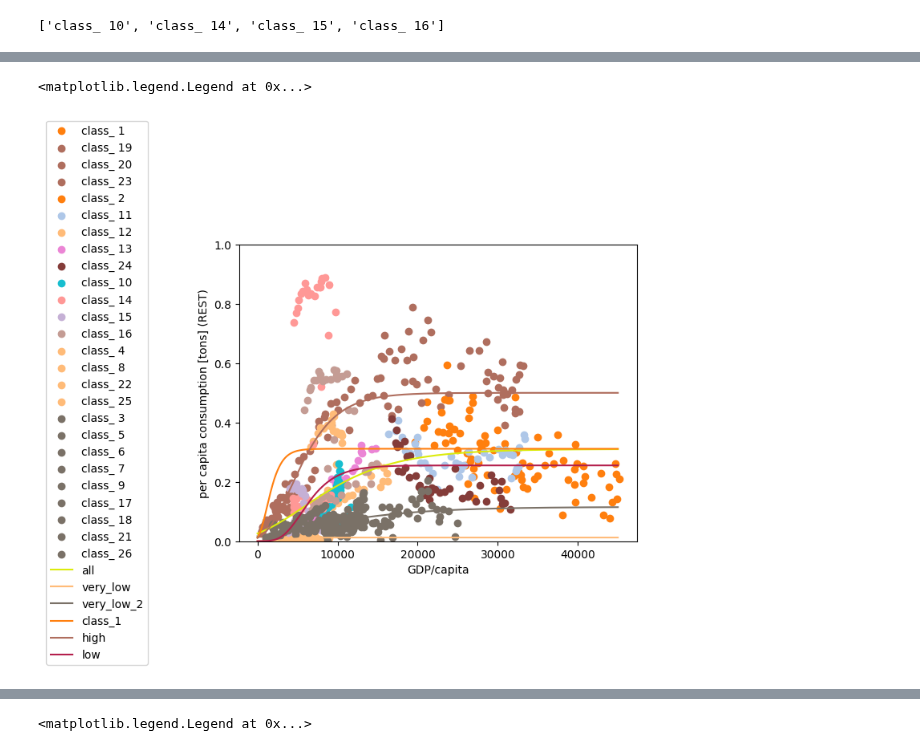
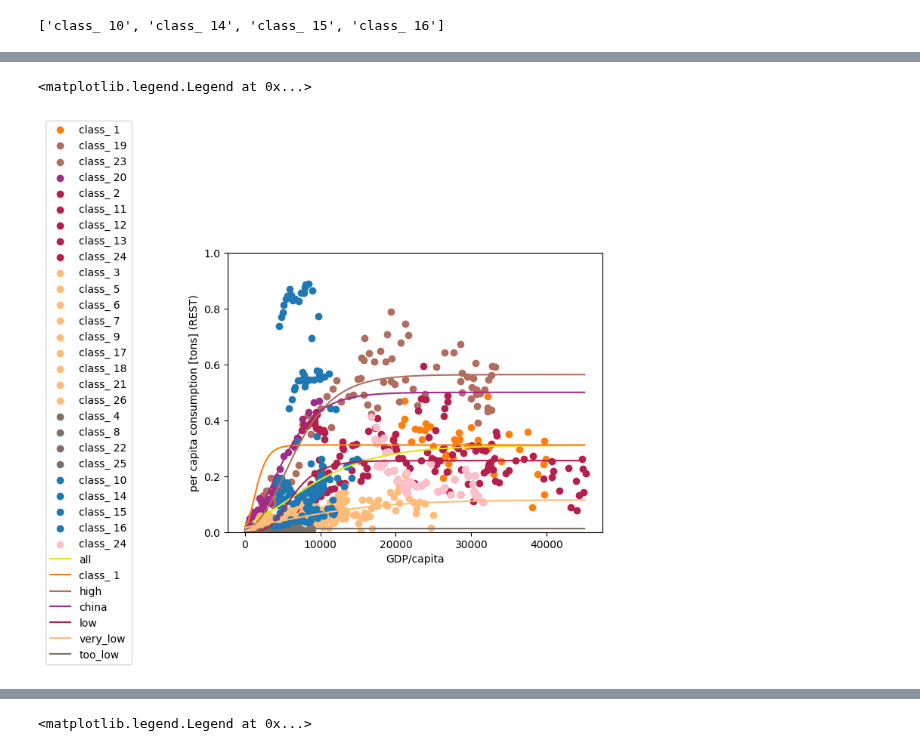
Before and after one commit to imagepbl/image-materials, a Jupyter notebook: imagematerials/rest_of/scripts_test/steel.ipynb, the cells around one changed output, grey strips where cells are left out. Cells and saved outputs as stored; diff of their text form; code cells hidden in the pictures.

```diff
--- a/imagematerials/rest_of/scripts_test/steel.ipynb
+++ b/imagematerials/rest_of/scripts_test/steel.ipynb
@@ -145,31 +148,28 @@ ax.legend(loc = 'center left', bbox_to_anchor=(-0.5, 0.5))
 # %%
 # Grouping of regions for fitting
 
-color_low_gdp = '#1f77b4'
+color_rest = '#1f77b4'
 color_low = "#b41f4c"
 color_high = "#070707"
-color_medium = '#2ca02c'
+color_china = "#a02c87"
 color_class_1 = '#ff7f0e'
 color_high = "#af6e5e"
 color_class_20 = "#D33778"
 color_class_23 = '#2ca02c'
 color_very_low = '#ffbb78'
-color_very_low_2 = "#7a7167"
+color_too_low = "#7a7167"
 
 color_dict_fits = {
-    'low_gdp': color_low_gdp,
+    'rest': color_rest,
     'very_low': color_very_low,
-    'very_low_2': color_very_low_2,
-    'class_1': color_class_1,
+    'too_low': color_too_low,
+    'class_ 1': color_class_1,
     'high': color_high,
-
     'low': color_low,
     'high': color_high,
-
-    'medium': color_medium,
+    'china': color_china,
     'all': "#dceb0c",  # Color for all region
 }
-
 
 
 fig, ax = plt.subplots()             # Create a figure containing a single Axes.
@@ -185,43 +185,54 @@ for region in high:
                label = region,
                color = color_high)
 
+for region in china:
+    ax.scatter(steel.gdp_pc[region],
+               steel.cons_capita[region],
+               label = region,
+               color = color_china)
 
 for region in low:
     ax.scatter(steel.gdp_pc[region],
-               steel.cons_capita[region],
-               label = region,
-               color = color_dict.get(region))
-
-for region in rest:
-    ax.scatter(steel.gdp_pc[region],
                 steel.cons_capita[region],
                 label = region,
-                color = color_dict.get(region))
+                color = color_low)
 
 for region in very_low:
     ax.scatter(steel.gdp_pc[region],
                 steel.cons_capita[region],
                 label = region,
                 color = color_very_low)
 
-for region in very_low_2:
+for region in too_low:
     ax.scatter(steel.gdp_pc[region],
                 steel.cons_capita[region],
                 label = region,
-                color = color_very_low_2)
+                color = color_too_low)
+
+for region in rest:
+    ax.scatter(steel.gdp_pc[region],
+                steel.cons_capita[region],
+                label = region,
+                color = color_rest)
+
+for region in ["class_ 24"]:
+    ax.scatter(steel.gdp_pc[region],
+                steel.cons_capita[region],
+                label = region,
+                color = "pink")
 
 
 for grouping in steel_grouping.keys():
     model = steel.model_groups[grouping][models_output_dict[steel.best_rmse_models[grouping]]]
     ax.plot(model.predict(np.arange(1, 45000).reshape(-1, 1)),
             label = grouping,
             color = color_dict_fits[grouping])
 
 # set ax limits
 ax.set_ylim(0, 1)
 ax.set_ylabel("per capita consumption [tons] (REST)")
 ax.set_xlabel("GDP/capita")
 ax.legend(loc = 'center left', bbox_to_anchor=(-0.5, 0.5))
 # %% [output]
 <matplotlib.legend.Legend at 0x...>
-[figure, old version]
+[figure, new version]
```
Also changed, not shown: parts of 6 cells of this notebook, 46 other files.
